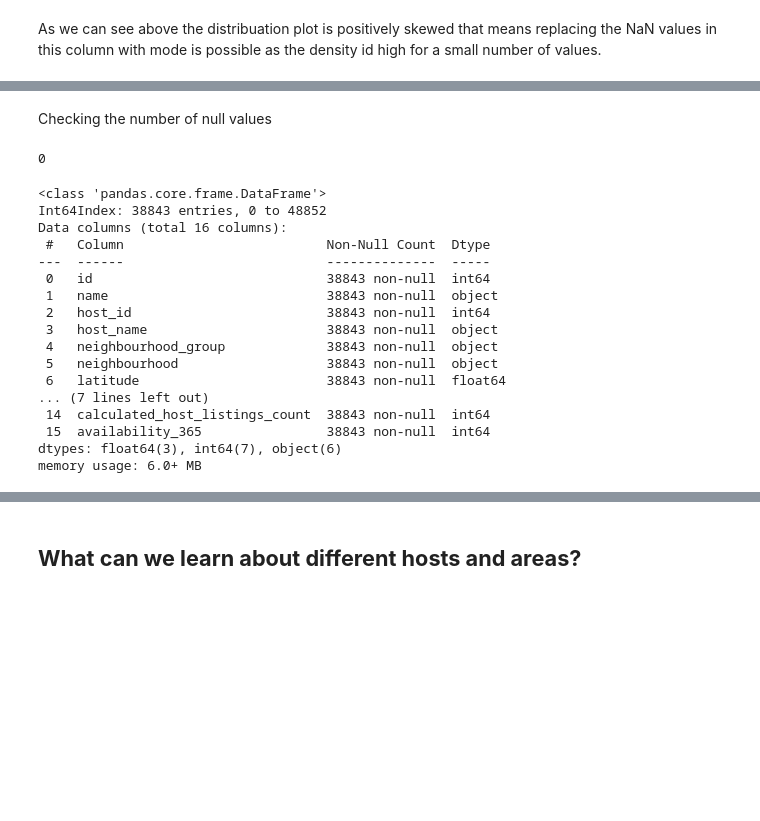
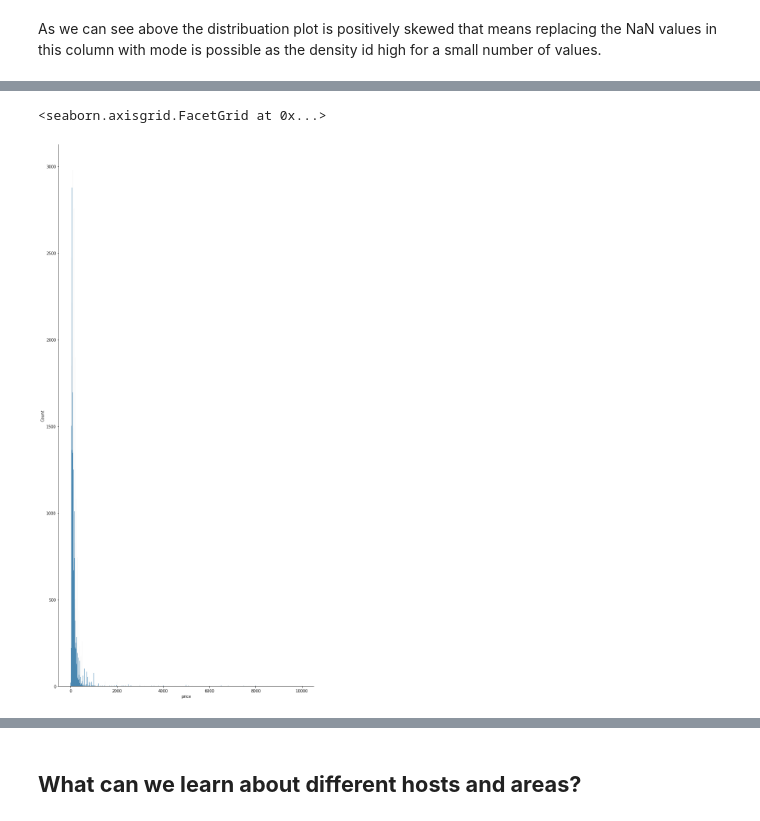
Before and after one commit to Shashwat-spyder/Airbnb-data-analysis, a Jupyter notebook: Shashwat_pani_EDA_Airbnb_Bookings_Analysis_Capstone_Project.ipynb, the cells around one changed output, grey strips where cells are left out. Drawn from its saved outputs; the diff is of its cells as text; code cells hidden in the pictures; blank space fills up the shorter version.

```diff
--- a/Shashwat_pani_EDA_Airbnb_Bookings_Analysis_Capstone_Project.ipynb
+++ b/Shashwat_pani_EDA_Airbnb_Bookings_Analysis_Capstone_Project.ipynb
@@ -27,7 +27,7 @@ Mounted at /content/drive/
 # %% [markdown]
 ### **Importing 'Airbnb Booking' dataset.**
 # %%
-bnb_df= pd.read_csv('/content/drive/My Drive/Colab Notebooks/AirBNB Capstone 1 EDA/Airbnb NYC 2019.csv')
+bnb= pd.read_csv('/content/drive/My Drive/Colab Notebooks/AirBNB Capstone 1 EDA/Airbnb NYC 2019.csv')
 # %% [markdown]
 ### **Performing Data Exploration.**
 
@@ -375,26 +249,5 @@ bnb_df[bnb_df['name']=='abc']
-# %% [markdown]
-Checking the number of null values
-# %%
-bnb_df[bnb_df['name']==pd.NA]['name'].count()
-# %% [output]
-0
-# %%
-bnb_df.info()
-# %% [output]
-<class 'pandas.core.frame.DataFrame'>
-Int64Index: 38843 entries, 0 to 48852
-Data columns (total 16 columns):
- #   Column                          Non-Null Count  Dtype
----  ------                          --------------  -----
- 0   id                              38843 non-null  int64
- 1   name                            38843 non-null  object
- 2   host_id                         38843 non-null  int64
- 3   host_name                       38843 non-null  object
- 4   neighbourhood_group             38843 non-null  object
- 5   neighbourhood                   38843 non-null  object
- 6   latitude                        38843 non-null  float64
-... (7 lines left out)
- 14  calculated_host_listings_count  38843 non-null  int64
- 15  availability_365                38843 non-null  int64
-dtypes: float64(3), int64(7), object(6)
-memory usage: 6.0+ MB
+# %%
+sns.displot(bnb['price'], height=20, aspect=0.5)
+# %% [output]
+<seaborn.axisgrid.FacetGrid at 0x...>
+[figure, added]
```
Also changed, not shown: parts of 45 cells of this notebook.
